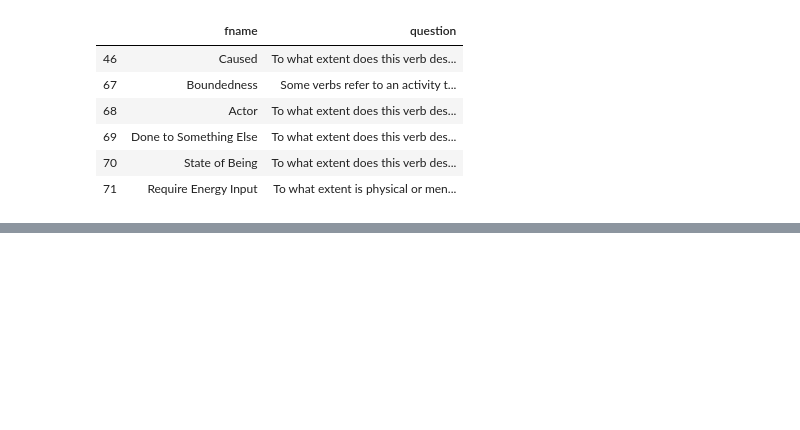
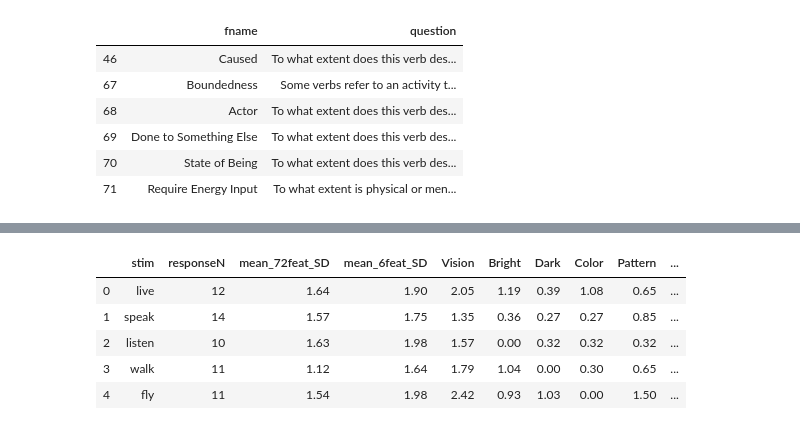
Before and after one commit to songhee-kim/VerbVec, a Jupyter notebook: AMT_analysis.ipynb, the cells around one changed output, grey strips where cells are left out. Cells and saved outputs as stored; diff of their text form; code cells hidden in the pictures; blank space fills up the shorter version.

```diff
--- a/AMT_analysis.ipynb
+++ b/AMT_analysis.ipynb
@@ -369,5 +391,12 @@ df_sd_out.plot(x="SynClass", y="mean_fcorr", kind="scatter")
 # %%
-df_sd_out.head()
+df_sd_upd.head()
+# %% [output]
+|  | stim | responseN | mean_72feat_SD | mean_6feat_SD | Vision | Bright | Dark | Color | Pattern | ... |
+| 0 | live | 12 | 1.64 | 1.90 | 2.05 | 1.19 | 0.39 | 1.08 | 0.65 | ... |
+| 1 | speak | 14 | 1.57 | 1.75 | 1.35 | 0.36 | 0.27 | 0.27 | 0.85 | ... |
+| 2 | listen | 10 | 1.63 | 1.98 | 1.57 | 0.00 | 0.32 | 0.32 | 0.32 | ... |
+| 3 | walk | 11 | 1.12 | 1.64 | 1.79 | 1.04 | 0.00 | 0.30 | 0.65 | ... |
+| 4 | fly | 11 | 1.54 | 1.98 | 2.42 | 0.93 | 1.03 | 0.00 | 1.50 | ... |
 # %%
 df_sd_upd.head()
 # %%
```
Also changed, not shown: parts of 4 cells of this notebook.
